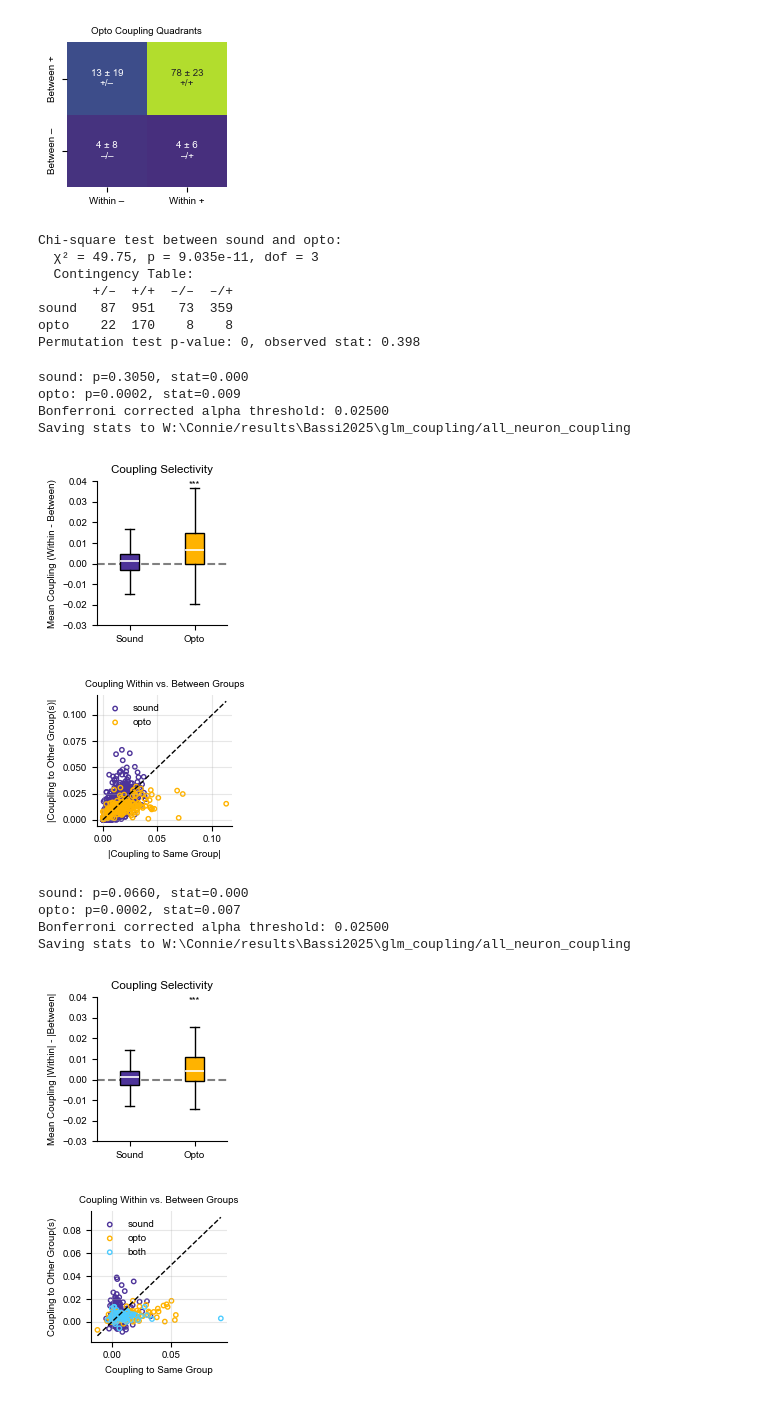
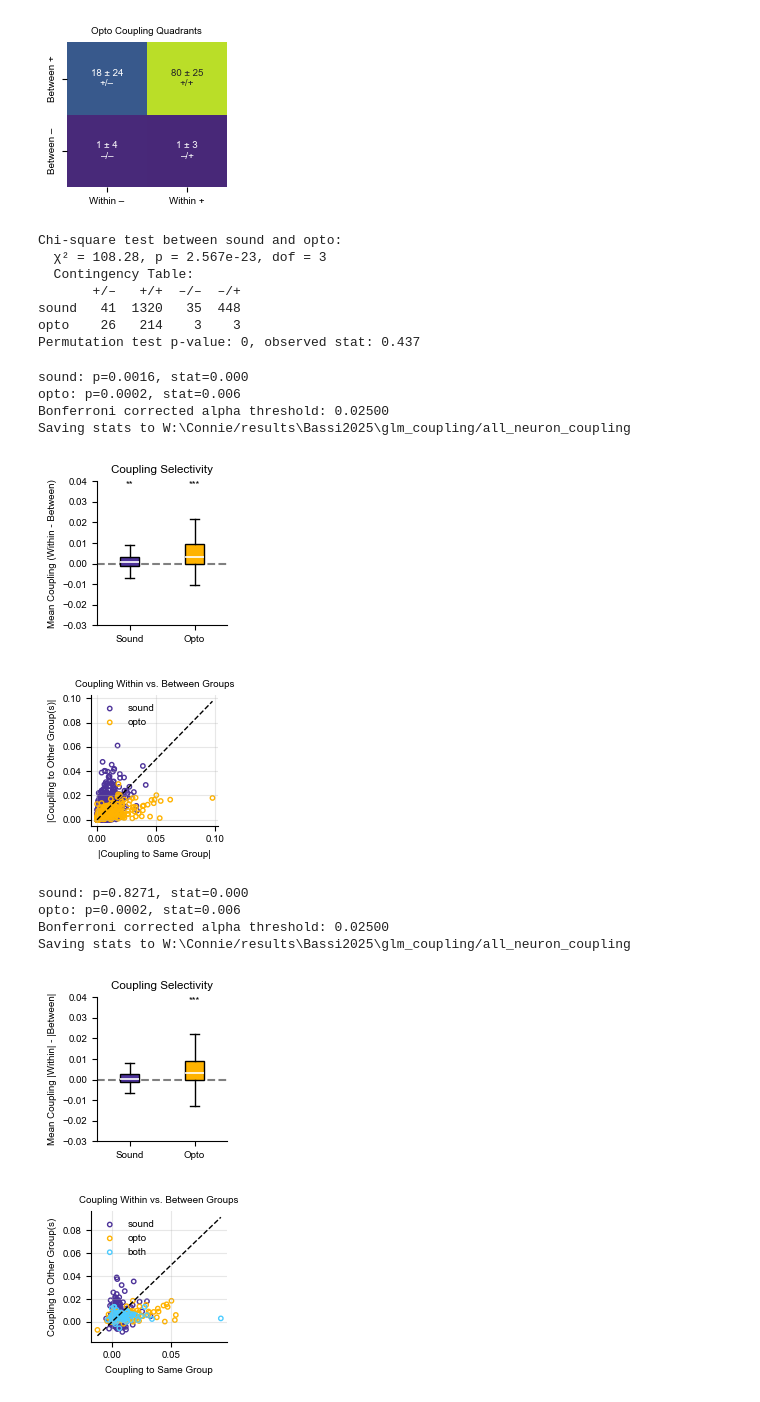
Before and after one commit to constanzabassi/GLM-analysis, a Jupyter notebook: notebooks/run_glm_encoding_analysis_all_neurons_coupling.ipynb, the cells around one changed output. Saved outputs shown, nothing was run; the diff lists cells and outputs as text; code cells hidden in the pictures.

```diff
--- a/notebooks/run_glm_encoding_analysis_all_neurons_coupling.ipynb
+++ b/notebooks/run_glm_encoding_analysis_all_neurons_coupling.ipynb
@@ -22,7 +22,7 @@ datasets, mouse_dates_keys = data_handler.load_info(info_dir)
 
 #remove datasets for now while some are still running - finished: 0,1,2,3,4,5,6,7,11,14
 # Indices to remove (example: remove datasets at indices 0 and 2)
-remove_indices = list(set(range(0,25)) - set([0,1,2,3,4,5,6,7,9,10,11,12,14,15,16,17,18,19,21,22])) #[1,2,3,4,5,6,7,8,9,10,11,12,13,14,15,16,17,18,19,20,21,22,23,24] #[2,3,8,18]
+remove_indices = list(set(range(0,25)) - set([0,1,2,3,4,5,6,7,9,10,11,12,13,14,15,16,17,18,19,20,21,22,23])) #[1,2,3,4,5,6,7,8,9,10,11,12,13,14,15,16,17,18,19,20,21,22,23,24] #[2,3,8,18]
 
 # Remove indices from both lists
 datasets = [dat for i, dat in enumerate(datasets) if i not in remove_indices]
@@ -59,5 +59,5 @@ poss_model_5_data_cluster_234.
 # %%
-context = 'active'
+context = 'passive'
 if context == 'passive':
     all_results = results_pass
 else:
@@ -124,22 +124,22 @@ summary = plotter.plot_group_coupling_differences(coupling_df, mode= mode, paire
 [figure]
 Chi-square test between sound and opto:
-  χ² = 49.75, p = 9.035e-11, dof = 3
+  χ² = 108.28, p = 2.567e-23, dof = 3
   Contingency Table:
-       +/–  +/+  –/–  –/+
-sound   87  951   73  359
-opto    22  170    8    8
-Permutation test p-value: 0, observed stat: 0.398
+       +/–   +/+  –/–  –/+
+sound   41  1320   35  448
+opto    26   214    3    3
+Permutation test p-value: 0, observed stat: 0.437
-sound: p=0.3050, stat=0.000
-opto: p=0.0002, stat=0.009
+sound: p=0.0016, stat=0.000
+opto: p=0.0002, stat=0.006
 Bonferroni corrected alpha threshold: 0.02500
 Saving stats to W:\Connie/results\Bassi2025\glm_coupling/all_neuron_coupling
-[figure, old version]
+[figure, new version]
-[figure, old version]
+[figure, new version]
-sound: p=0.0660, stat=0.000
-opto: p=0.0002, stat=0.007
+sound: p=0.8271, stat=0.000
+opto: p=0.0002, stat=0.006
 Bonferroni corrected alpha threshold: 0.02500
 Saving stats to W:\Connie/results\Bassi2025\glm_coupling/all_neuron_coupling
-[figure, old version]
+[figure, new version]
 # %%
 # PLOTS INCLUDING UNMODULATED AND BOTH FUNCTIONAL GROUPS
 all_results = results_pass
```
Also changed, not shown: parts of 3 cells of this notebook, 2 other files.
